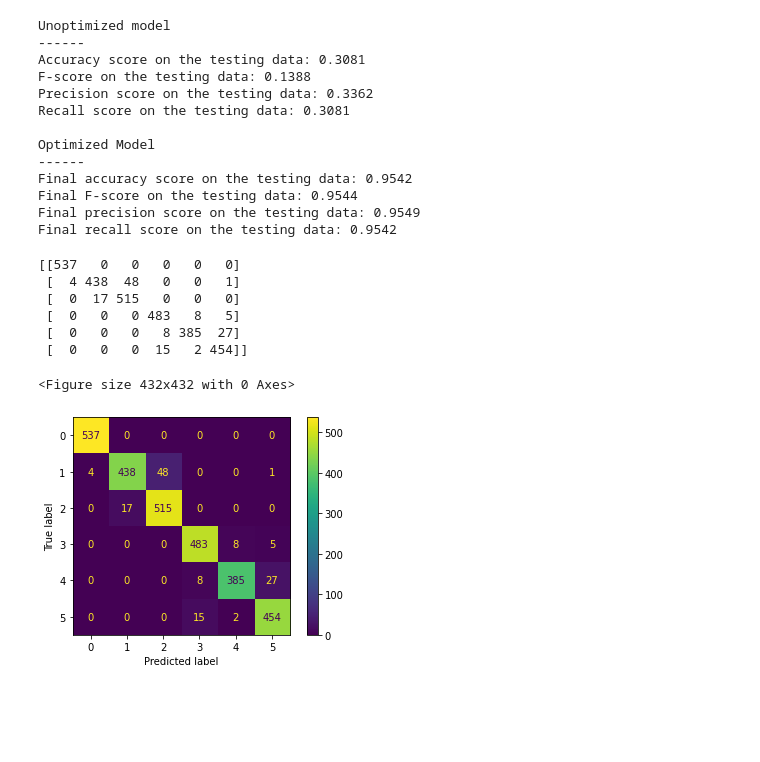
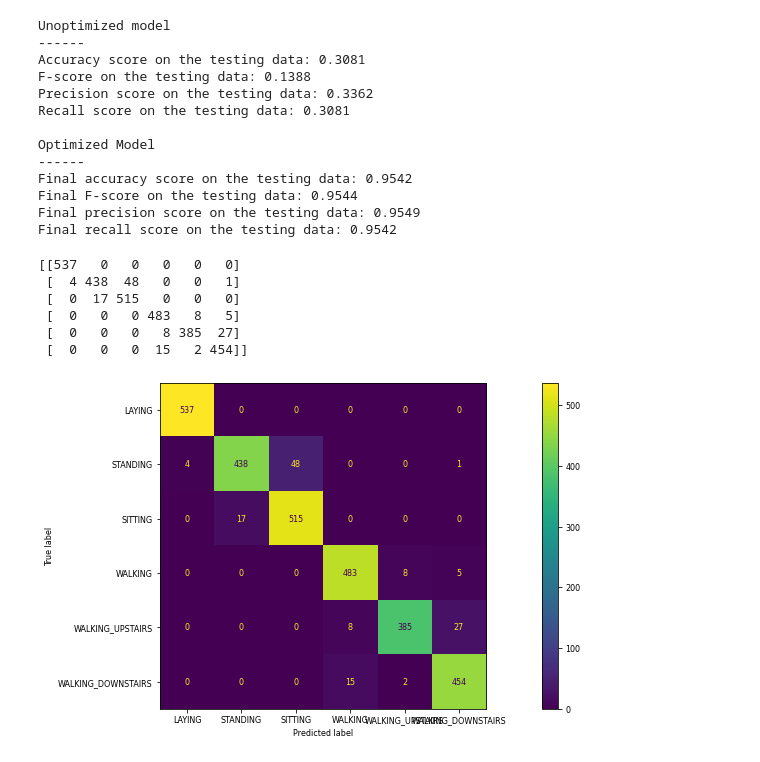
Before and after one commit to jakesant/gog_apt, a Jupyter notebook: Gog_Data_Time.ipynb, the cells around one changed output. Saved outputs shown, nothing was run; the diff lists cells and outputs as text; code cells hidden in the pictures; blank space fills up the shorter version.

Commit message:
Confusion Matrix is plotted with labels but the font size is fucked

```diff
--- a/Gog_Data_Time.ipynb
+++ b/Gog_Data_Time.ipynb
@@ -248,18 +248,18 @@ Final recall score on the testing data: 0.9542
 # %%
 #Confusion Matrix maps out the predicted label given to the data with the actual label
 #Helps us check the rate of true/false positives and true/false negatives
 #parameters are the true labels, and the predicted labels
 
 print(confusion_matrix(Y_test, best_predictions))
-plt.figure(figsize=(6,6))
-plot_confusion_matrix(estimator=best_clf, X=X_test_scaled, y_true=Y_test)
+fig, ax = plt.subplots(figsize=(20, 6))
+plt.rcParams.update({'font.size': 8})
+plot_confusion_matrix(estimator=best_clf, X=X_test_scaled, y_true=Y_test, display_labels=labels, ax=ax)
 plt.show()
 # %% [output]
 [[537   0   0   0   0   0]
  [  4 438  48   0   0   1]
  [  0  17 515   0   0   0]
  [  0   0   0 483   8   5]
  [  0   0   0   8 385  27]
  [  0   0   0  15   2 454]]
-<Figure size 432x432 with 0 Axes>
-[figure, old version]
+[figure, new version]
```
